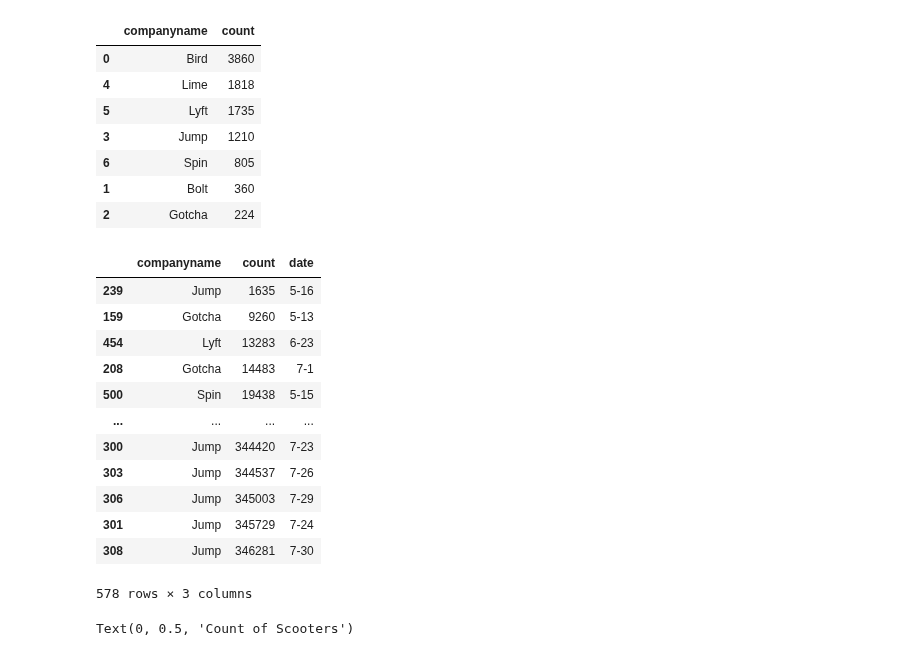
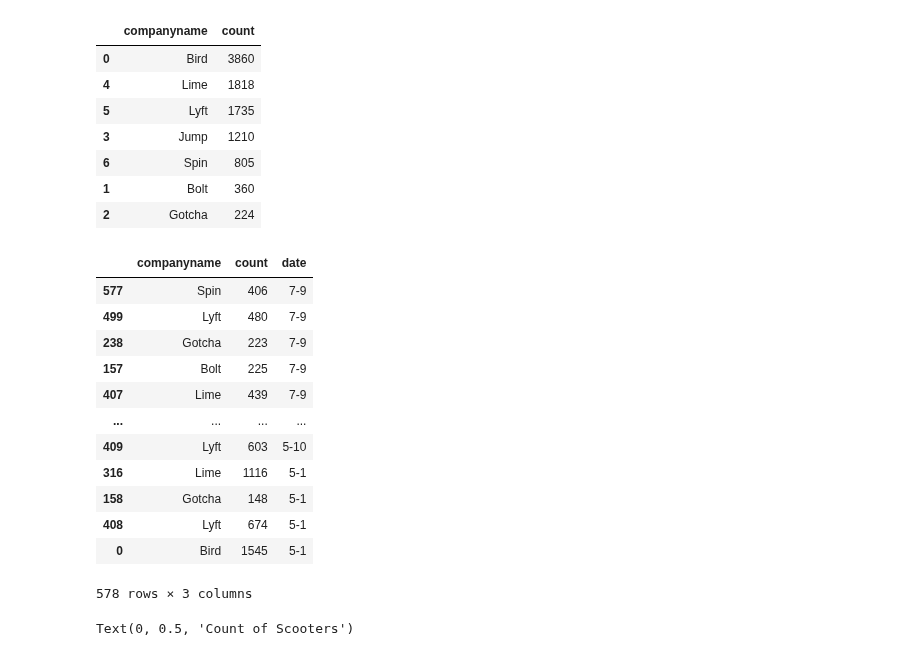
Before and after one commit to NSS-Data-Analytics-Cohort-11/scooters-supreme, a Jupyter notebook: notebook/Scooters.ipynb, the cells around one changed output. Saved outputs shown, nothing was run; the diff lists cells and outputs as text; code cells hidden in the pictures.

```diff
--- a/notebook/Scooters.ipynb
+++ b/notebook/Scooters.ipynb
@@ -286,32 +287,32 @@ cc_distinctsumdid.sort_values('count', ascending=False)
 | 2 | Gotcha | 224 |
 # %%
 query = '''
-SELECT companyname, COUNT(companyname), concat(EXTRACT(Month from pubdatetime), '-', EXTRACT (Day from pubdatetime)) AS date
+SELECT companyname, COUNT(DISTINCT(sumdid)), concat(EXTRACT(Month from pubdatetime), '-', EXTRACT (Day from pubdatetime)) AS date
 FROM scooters
 WHERE sumdgroup NOT LIKE 'bicycle'
 GROUP BY companyname, date
 '''
 
-with engine.connect() as connection:
-    compscootspd = connection.execute(text(query))
+# ##with engine.connect() as connection:
+#     compscootspd = connection.execute(text(query))
 # %%
 with engine.connect() as connection:
     compscootspd = pd.read_sql(text(query), con = connection)
 # %%
-compscootspd.sort_values('count')
+compscootspd.sort_values('date', ascending=False)
 # %% [output]
 |  | companyname | count | date |
-| 239 | Jump | 1635 | 5-16 |
-| 159 | Gotcha | 9260 | 5-13 |
-| 454 | Lyft | 13283 | 6-23 |
-| 208 | Gotcha | 14483 | 7-1 |
-| 500 | Spin | 19438 | 5-15 |
+| 577 | Spin | 406 | 7-9 |
+| 499 | Lyft | 480 | 7-9 |
+| 238 | Gotcha | 223 | 7-9 |
+| 157 | Bolt | 225 | 7-9 |
+| 407 | Lime | 439 | 7-9 |
 | ... | ... | ... | ... |
-| 300 | Jump | 344420 | 7-23 |
-| 303 | Jump | 344537 | 7-26 |
-| 306 | Jump | 345003 | 7-29 |
-| 301 | Jump | 345729 | 7-24 |
-| 308 | Jump | 346281 | 7-30 |
+| 409 | Lyft | 603 | 5-10 |
+| 316 | Lime | 1116 | 5-1 |
+| 158 | Gotcha | 148 | 5-1 |
+| 408 | Lyft | 674 | 5-1 |
+| 0 | Bird | 1545 | 5-1 |
 578 rows × 3 columns
 # %%
 compscootspd.plot(x='date', y='count')
```
Also changed, not shown: parts of 12 cells of this notebook.
